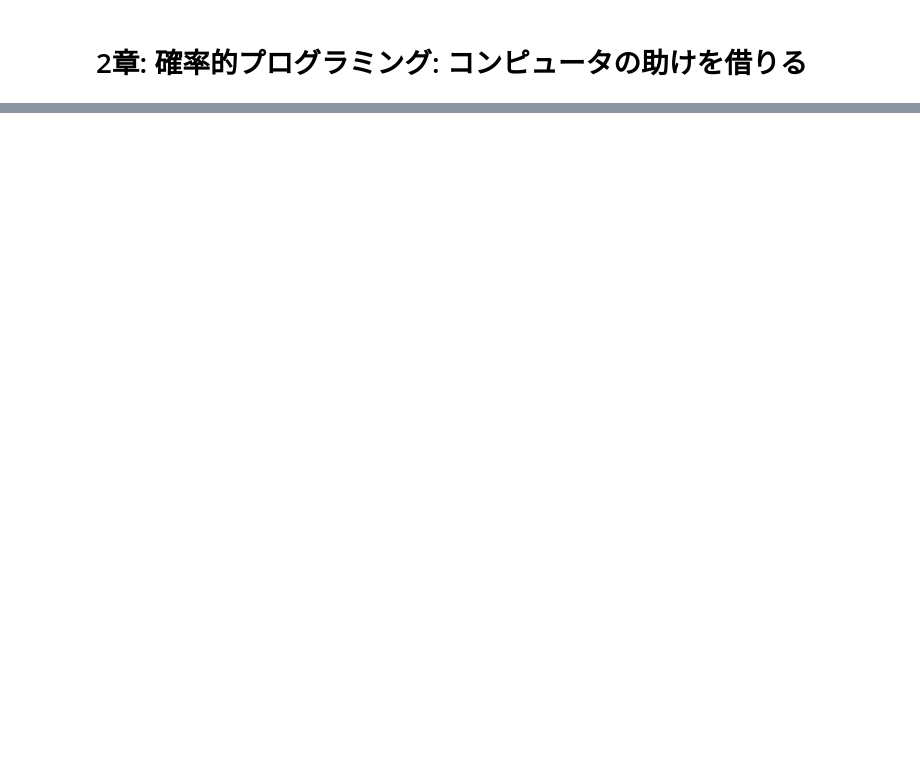
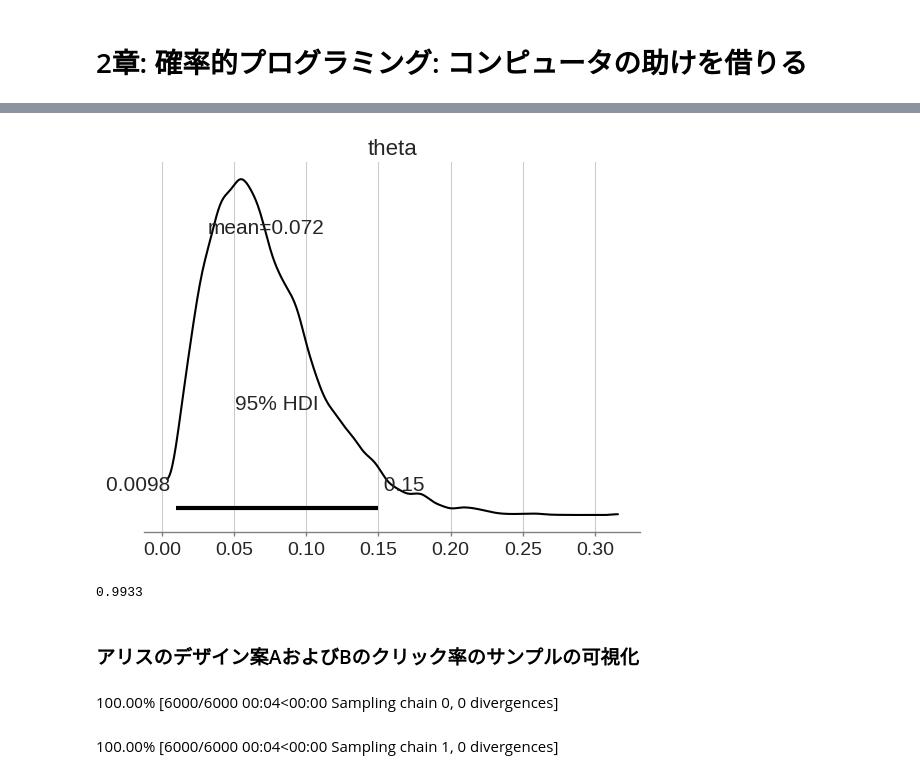
Before and after one commit to yuji-sgs/web-optimization, a Jupyter notebook: chapter2.ipynb, the cells around one changed output, grey strips where cells are left out. Drawn from its saved outputs; the diff is of its cells as text; code cells hidden in the pictures; blank space fills up the shorter version.

```diff
--- a/chapter2.ipynb
+++ b/chapter2.ipynb
@@ -33,0 +63,22 @@ np.random.seed(0)
+# %%
+with model:
+  pm.plot_posterior(trace, hdi_prob=0.95)
+# %% [output]
+[figure, added]
+# %%
+# 仮説：アリスのデザインA案のクリック率は1％以上である。
+# 定量的評価：新たな確率変数𝛿=θ-0.01のサンプルが95%の確率で正になる。
+theta_samples = trace.posterior['theta'].values.flatten()
+print((theta_samples - 0.01 > 0).mean())
+# %% [output]
+0.9933
+# %% [markdown]
+### アリスのデザイン案AおよびBのクリック率のサンプルの可視化
+# %%
+with pm.Model() as model:
+  theta = pm.Uniform('theta', lower=0, upper=1, shape=2)
+  obs = pm.Binomial('obs', p=theta, n=[40, 50], observed=[2, 4])
+  trace = pm.sample(5000, chains=2)
+# %% [output]
+100.00% [6000/6000 00:04<00:00 Sampling chain 0, 0 divergences]
+100.00% [6000/6000 00:04<00:00 Sampling chain 1, 0 divergences]
```
Also changed, not shown: parts of 10 cells of this notebook.
